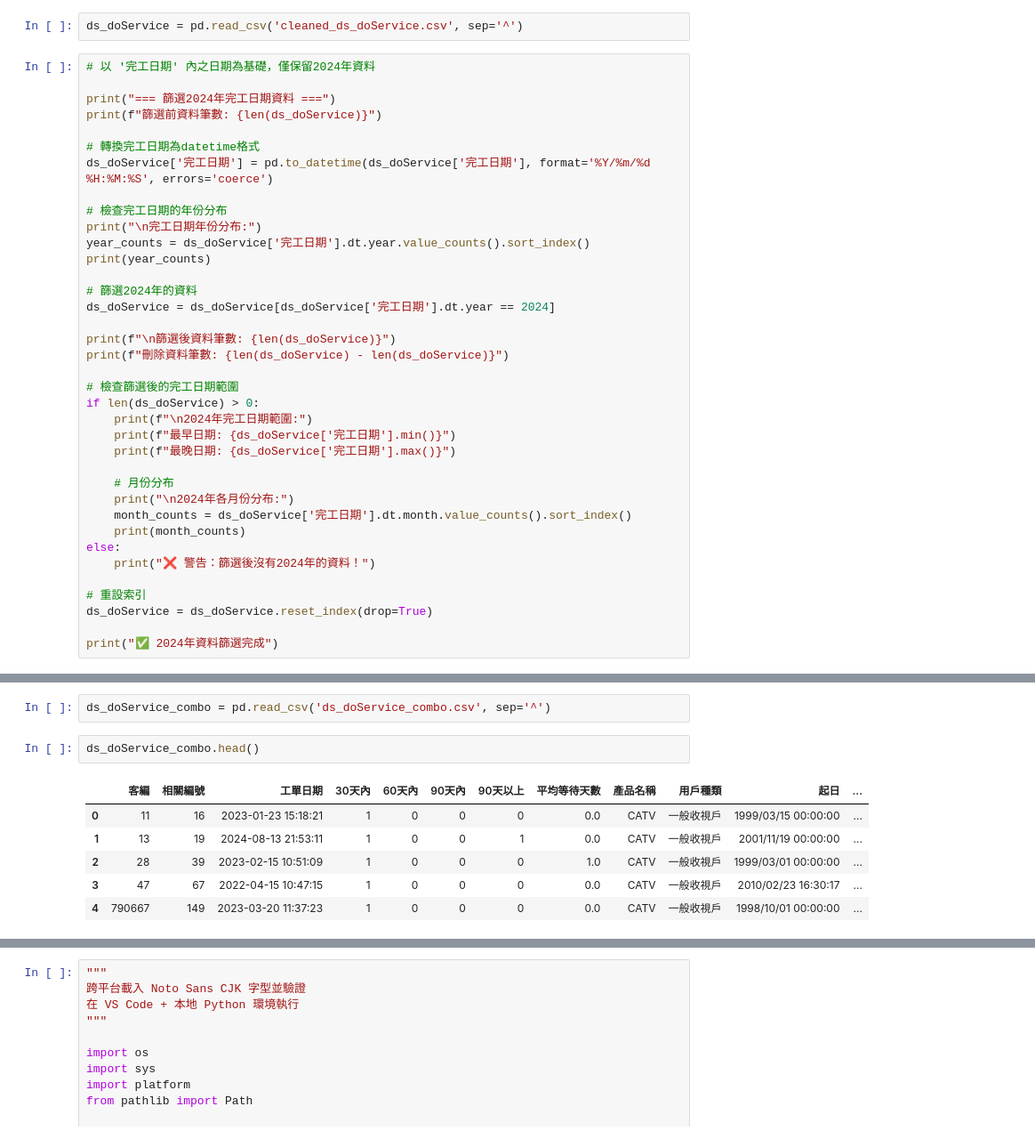
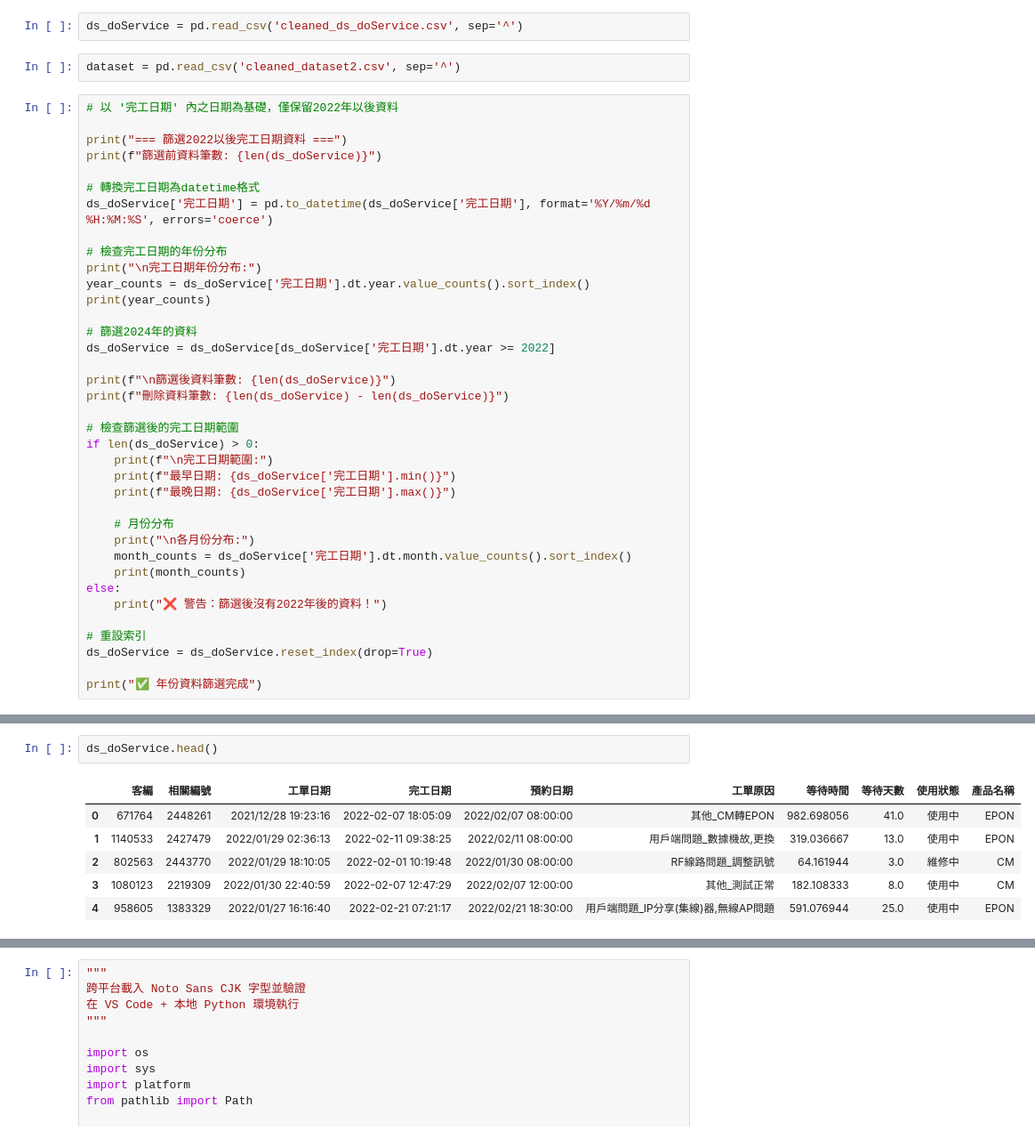
Before and after one commit to Kevinlo937/cord-cutting-predicated, a Jupyter notebook: topMSO_Dataset.ipynb, the cells around one changed output, grey strips where cells are left out. Shown at 89% size. Saved outputs shown, nothing was run; the diff lists cells and outputs as text.

```diff
--- a/topMSO_Dataset.ipynb
+++ b/topMSO_Dataset.ipynb
@@ -545,9 +366,11 @@ ds_doService_combo.to_csv('ds_doService_combo.csv', index=False, sep='^')
 # %%
 ds_doService = pd.read_csv('cleaned_ds_doService.csv', sep='^')
+# %%
+dataset = pd.read_csv('cleaned_dataset2.csv', sep='^')
 # %%
-# 以 '完工日期' 內之日期為基礎，僅保留2024年資料
+# 以 '完工日期' 內之日期為基礎，僅保留2022年以後資料
 
-print("=== 篩選2024年完工日期資料 ===")
+print("=== 篩選2022以後完工日期資料 ===")
 print(f"篩選前資料筆數: {len(ds_doService)}")
 
 # 轉換完工日期為datetime格式
@@ -559,26 +382,26 @@ year_counts = ds_doService['完工日期'].dt.year.value_counts().sort_index()
 print(year_counts)
 
 # 篩選2024年的資料
-ds_doService = ds_doService[ds_doService['完工日期'].dt.year == 2024]
+ds_doService = ds_doService[ds_doService['完工日期'].dt.year >= 2022]
 
 print(f"\n篩選後資料筆數: {len(ds_doService)}")
 print(f"刪除資料筆數: {len(ds_doService) - len(ds_doService)}")
 
 # 檢查篩選後的完工日期範圍
 if len(ds_doService) > 0:
-    print(f"\n2024年完工日期範圍:")
+    print(f"\n完工日期範圍:")
     print(f"最早日期: {ds_doService['完工日期'].min()}")
     print(f"最晚日期: {ds_doService['完工日期'].max()}")
 
     # 月份分布
-    print("\n2024年各月份分布:")
+    print("\n各月份分布:")
     month_counts = ds_doService['完工日期'].dt.month.value_counts().sort_index()
     print(month_counts)
 else:
-    print("❌ 警告：篩選後沒有2024年的資料！")
+    print("❌ 警告：篩選後沒有2022年後的資料！")
 
 # 重設索引
 ds_doService = ds_doService.reset_index(drop=True)
 
-print("✅ 2024年資料篩選完成")
+print("✅ 年份資料篩選完成")
 # %% [output]
@@ -841,11 +885,9 @@ reason_all_features.head()
-# %%
-ds_doService_combo = pd.read_csv('ds_doService_combo.csv', sep='^')
 # %%
-ds_doService_combo.head()
+ds_doService.head()
 # %% [output]
-|  | 客編 | 相關編號 | 工單日期 | 30天內 | 60天內 | 90天內 | 90天以上 | 平均等待天數 | 產品名稱 | 用戶種類 | 起日 | ... |
-| 0 | 11 | 16 | 2023-01-23 15:18:21 | 1 | 0 | 0 | 0 | 0.0 | CATV | 一般收視戶 | 1999/03/15 00:00:00 | ... |
-| 1 | 13 | 19 | 2024-08-13 21:53:11 | 1 | 0 | 0 | 1 | 0.0 | CATV | 一般收視戶 | 2001/11/19 00:00:00 | ... |
-| 2 | 28 | 39 | 2023-02-15 10:51:09 | 1 | 0 | 0 | 0 | 1.0 | CATV | 一般收視戶 | 1999/03/01 00:00:00 | ... |
-| 3 | 47 | 67 | 2022-04-15 10:47:15 | 1 | 0 | 0 | 0 | 0.0 | CATV | 一般收視戶 | 2010/02/23 16:30:17 | ... |
-| 4 | 790667 | 149 | 2023-03-20 11:37:23 | 1 | 0 | 0 | 0 | 0.0 | CATV | 一般收視戶 | 1998/10/01 00:00:00 | ... |
+|  | 客編 | 相關編號 | 工單日期 | 完工日期 | 預約日期 | 工單原因 | 等待時間 | 等待天數 | 使用狀態 | 產品名稱 |
+| 0 | 671764 | 2448261 | 2021/12/28 19:23:16 | 2022-02-07 18:05:09 | 2022/02/07 08:00:00 | 其他_CM轉EPON | 982.698056 | 41.0 | 使用中 | EPON |
+| 1 | 1140533 | 2427479 | 2022/01/29 02:36:13 | 2022-02-11 09:38:25 | 2022/02/11 08:00:00 | 用戶端問題_數據機故,更換 | 319.036667 | 13.0 | 使用中 | EPON |
+| 2 | 802563 | 2443770 | 2022/01/29 18:10:05 | 2022-02-01 10:19:48 | 2022/01/30 08:00:00 | RF線路問題_調整訊號 | 64.161944 | 3.0 | 維修中 | CM |
+| 3 | 1080123 | 2219309 | 2022/01/30 22:40:59 | 2022-02-07 12:47:29 | 2022/02/07 12:00:00 | 其他_測試正常 | 182.108333 | 8.0 | 使用中 | CM |
+| 4 | 958605 | 1383329 | 2022/01/27 16:16:40 | 2022-02-21 07:21:17 | 2022/02/21 18:30:00 | 用戶端問題_IP分享(集線)器,無線AP問題 | 591.076944 | 25.0 | 使用中 | EPON |
```
Also changed, not shown: parts of 47 cells of this notebook, 3 other files.
